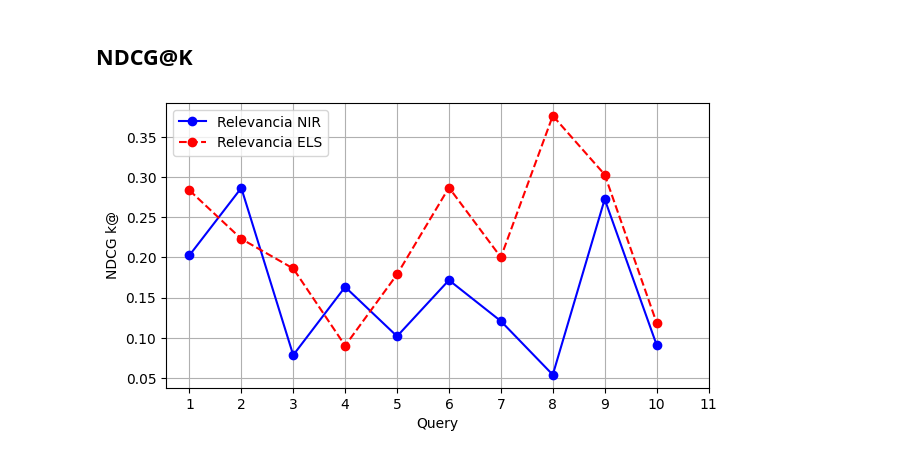
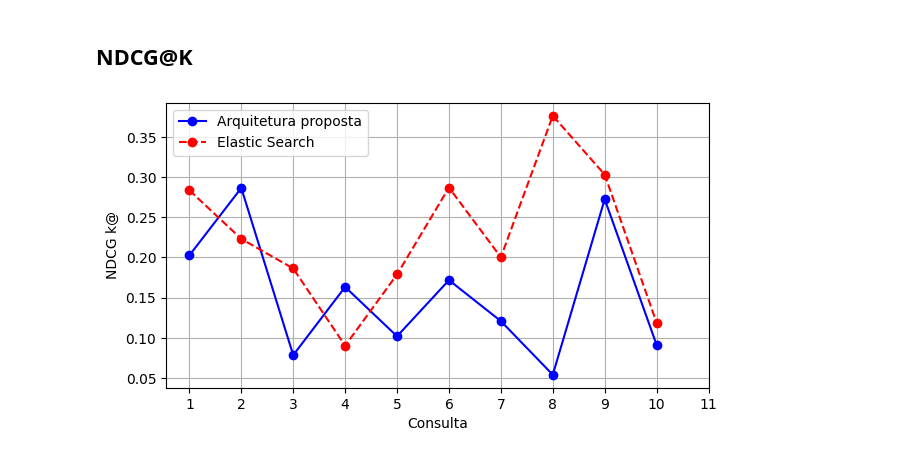
Before and after one commit to sira-serverless-ir-arch/evaluete-nir, a Jupyter notebook: evaluetion.ipynb, the cells around one changed output. Drawn from its saved outputs; the diff is of its cells as text; code cells hidden in the pictures.

```diff
--- a/evaluetion.ipynb
+++ b/evaluetion.ipynb
@@ -83,20 +214,20 @@ plt.savefig("f_score.pdf", format="pdf")
 # %%
 nirndcg = ev.dict_to_list(nir_ndcg['nir_ndcg_k'])[:10]
 elsndcg = ev.dict_to_list(els_ndcg['els_ndcg_k'])[:10]
 
 fig, ax = plt.subplots(figsize=(7, 3.7))
-ax.plot(nirndcg, 'o', label='Relevancia NIR', linestyle='-', color='blue')
-ax.plot(elsndcg, 'o', label='Relevancia ELS', linestyle='--', color='red')
+ax.plot(nirndcg, 'o', label='Arquitetura proposta', linestyle='-', color='blue')
+ax.plot(elsndcg, 'o', label='Elastic Search', linestyle='--', color='red')
 
 x_stick = [0, 1, 2, 3, 4, 5, 6, 7, 8, 9, 10]
 x_labels = ["1", "2", "3", "4", "5", "6", "7", "8", "9", "10", "11"]
 plt.xticks(ticks=x_stick, labels=x_labels)
 plt.xticks(ticks=x_stick, labels=x_labels)
 
-ax.set_xlabel('Query')
+ax.set_xlabel('Consulta')
 ax.set_ylabel('NDCG k@')
 ax.grid(True)
 ax.legend()
 plt.savefig("ndcg_k.pdf", format="pdf")
 # %% [output]
-[figure, old version]
+[figure, new version]
```
Also changed, not shown: parts of 14 cells of this notebook, 22 other files.
